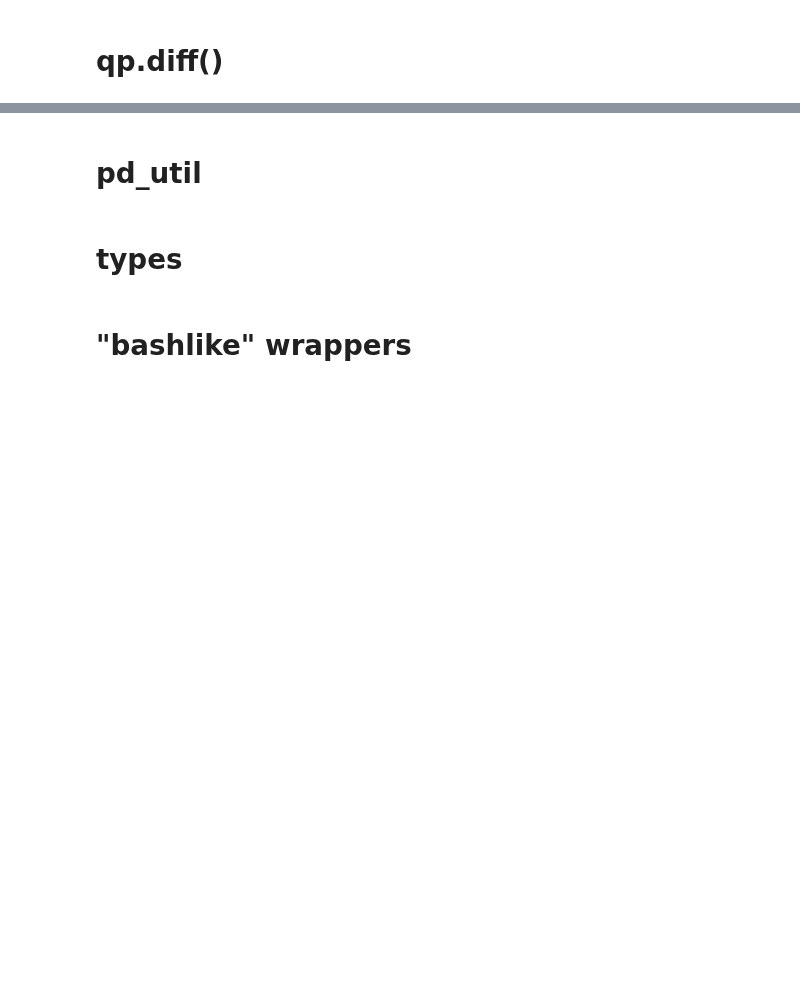
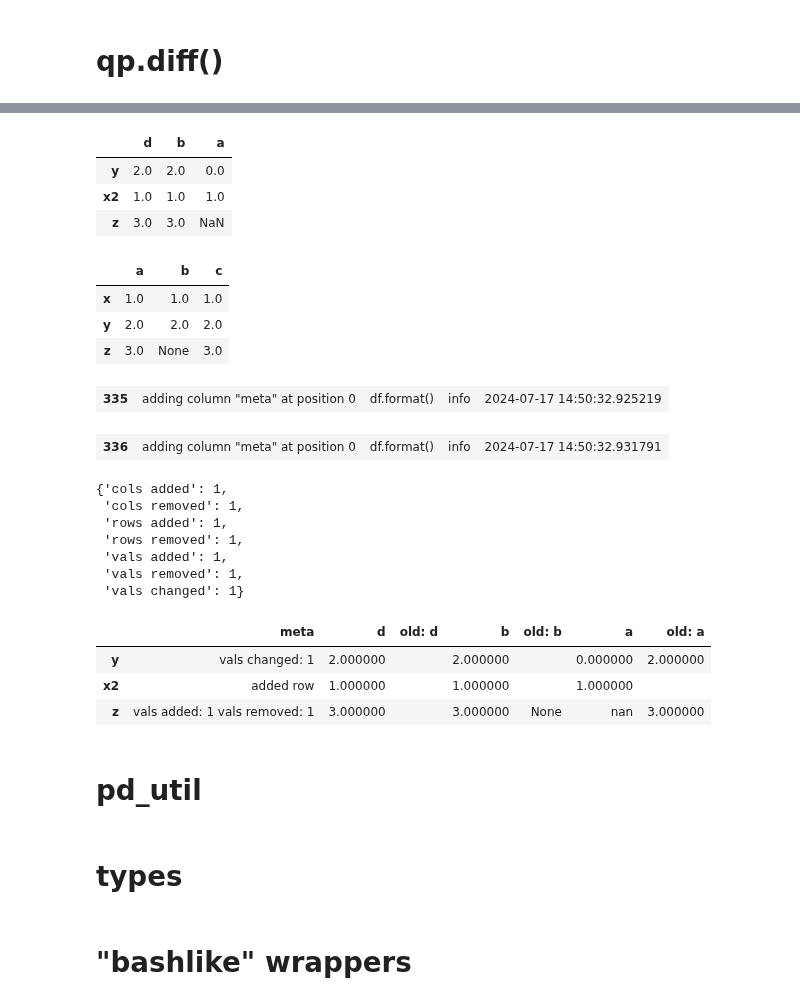
Before and after one commit to MartinVoelkl94/qplib_dev, a Jupyter notebook: prototyping.ipynb, the cells around one changed output, grey strips where cells are left out. Drawn from its saved outputs; the diff is of its cells as text; code cells hidden in the pictures; blank space fills up the shorter version.

```diff
--- a/prototyping.ipynb
+++ b/prototyping.ipynb
@@ -1099,3 +1417,29 @@ cards1 = cards.q(
+# %%
+new, old = qp.get_dfs()
+display(new, old)
+_show_differences(new, old, show='new+')
+# %% [output]
+|  | d | b | a |
+| y | 2.0 | 2.0 | 0.0 |
+| x2 | 1.0 | 1.0 | 1.0 |
+| z | 3.0 | 3.0 | NaN |
+|  | a | b | c |
+| x | 1.0 | 1.0 | 1.0 |
+| y | 2.0 | 2.0 | 2.0 |
+| z | 3.0 | None | 3.0 |
+| 335 | adding column "meta" at position 0 | df.format() | info | 2024-07-17 14:50:32.925219 |
+| 336 | adding column "meta" at position 0 | df.format() | info | 2024-07-17 14:50:32.931791 |
+{'cols added': 1,
+ 'cols removed': 1,
+ 'rows added': 1,
+ 'rows removed': 1,
+ 'vals added': 1,
+ 'vals removed': 1,
+ 'vals changed': 1}
+|  | meta | d | old: d | b | old: b | a | old: a |
+| y | vals changed: 1 | 2.000000 |  | 2.000000 |  | 0.000000 | 2.000000 |
+| x2 | added row | 1.000000 |  | 1.000000 |  | 1.000000 |  |
+| z | vals added: 1 vals removed: 1 | 3.000000 |  | 3.000000 | None | nan | 3.000000 |
 # %% [markdown]
 # pd_util
 # %%
```
Also changed, not shown: parts of 3 cells of this notebook, 2 other files.
